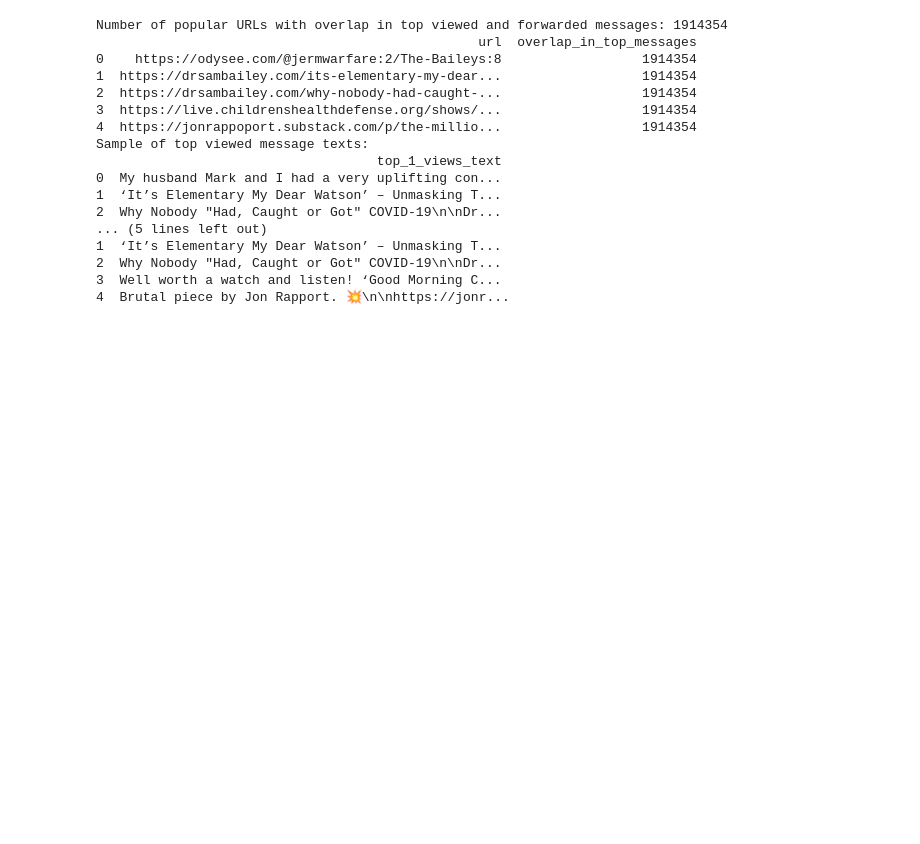
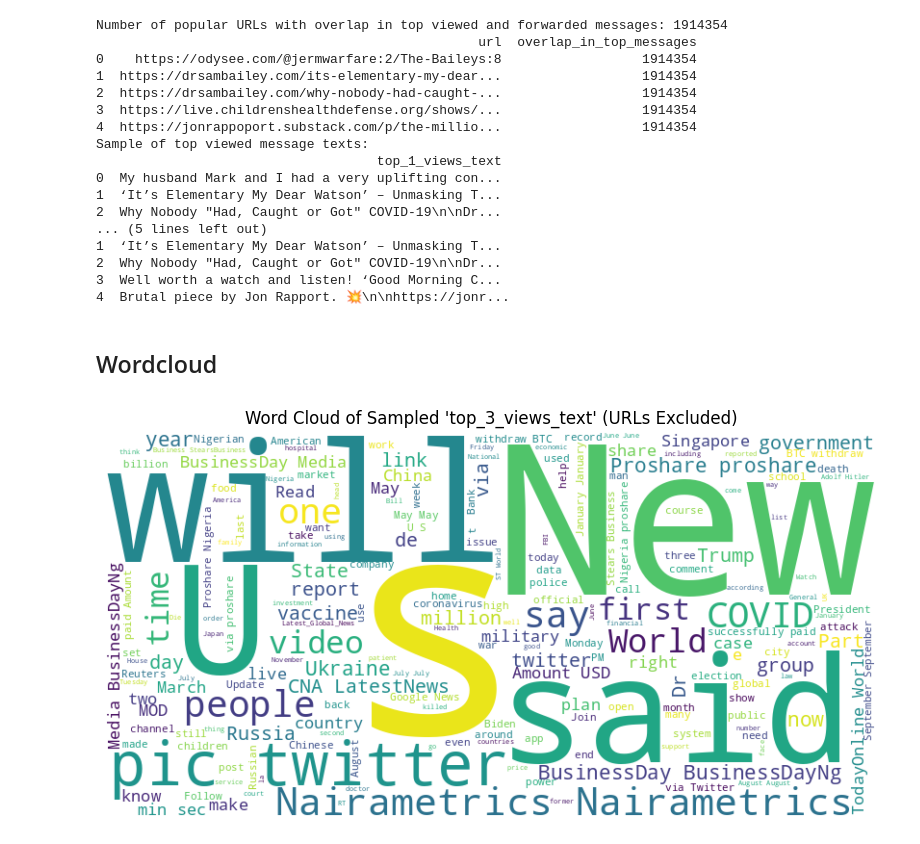
Before and after one commit to Raphaaella/MA_Thesis, a Jupyter notebook: 01_code/text_data.ipynb, the cells around one changed output. Saved outputs shown, nothing was run; the diff lists cells and outputs as text; code cells hidden in the pictures; blank space fills up the shorter version.

```diff
--- a/01_code/text_data.ipynb
+++ b/01_code/text_data.ipynb
@@ -7,5 +11,5 @@ import seaborn as sns
 # %%
-df = pd.read_parquet('url.text.parquet')
+df = pd.read_parquet('../02_data/url.text.parquet')
 
 df.head()
 # %% [output]
@@ -111,3 +115,30 @@ Sample of top viewed message texts:
 2  Why Nobody "Had, Caught or Got" COVID-19\n\nDr...
 3  Well worth a watch and listen! ‘Good Morning C...
 4  Brutal piece by Jon Rapport. 💥\n\nhttps://jonr...
+# %% [markdown]
+## Wordcloud
+# %%
+# Sample 2000 rows from the "top_3_views_text" column
+sampled_text_data = df['top_3_views_text'].dropna().sample(n=2000, random_state=42)
+
+# Function to remove URLs from text
+def remove_urls(text):
+    return re.sub(r'http\S+|www\S+|https\S+', '', text, flags=re.MULTILINE)
+
+# Remove URLs from the sampled text
+sampled_text_data = sampled_text_data.apply(remove_urls)
+
+# Concatenate all the text entries for the word cloud
+all_text = " ".join(sampled_text_data)
+
+# Generate the word cloud
+wordcloud = WordCloud(width=800, height=400, background_color="white").generate(all_text)
+
+# Plot the word cloud
+plt.figure(figsize=(10, 5))
+plt.imshow(wordcloud, interpolation="bilinear")
+plt.axis("off")
+plt.title("Word Cloud of Sampled 'top_3_views_text' (URLs Excluded)")
+plt.show()
+# %% [output]
+[figure, added]
```
Also changed, not shown: parts of 8 cells of this notebook, 3 other files.
